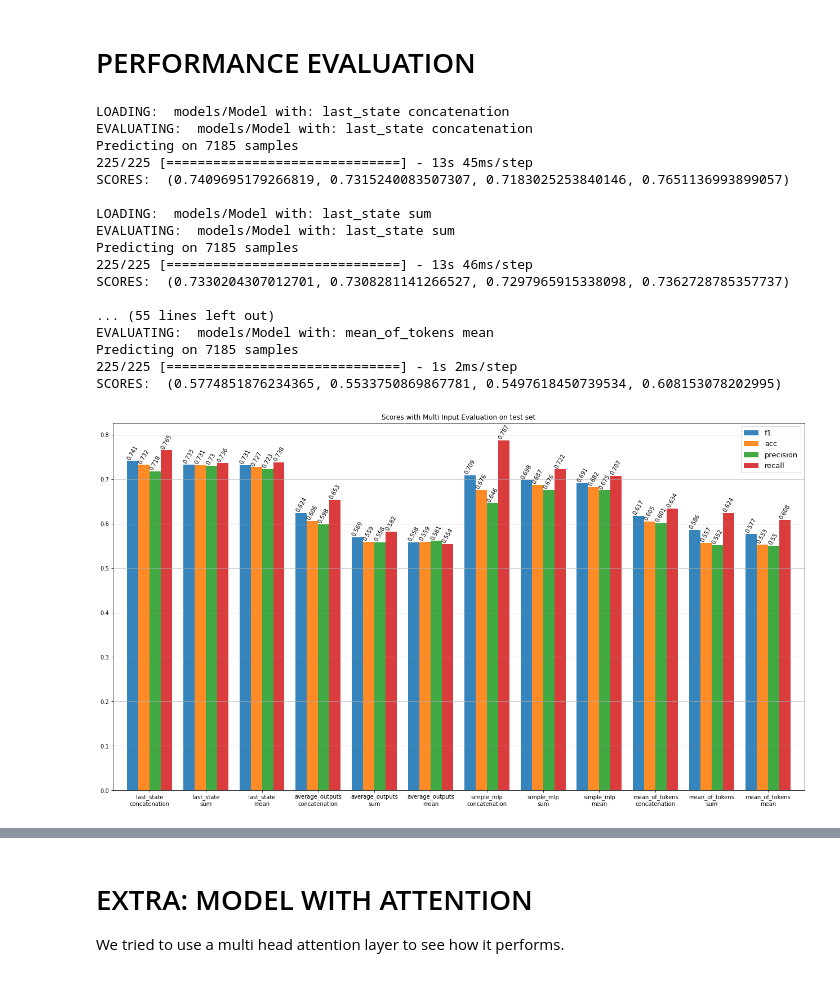
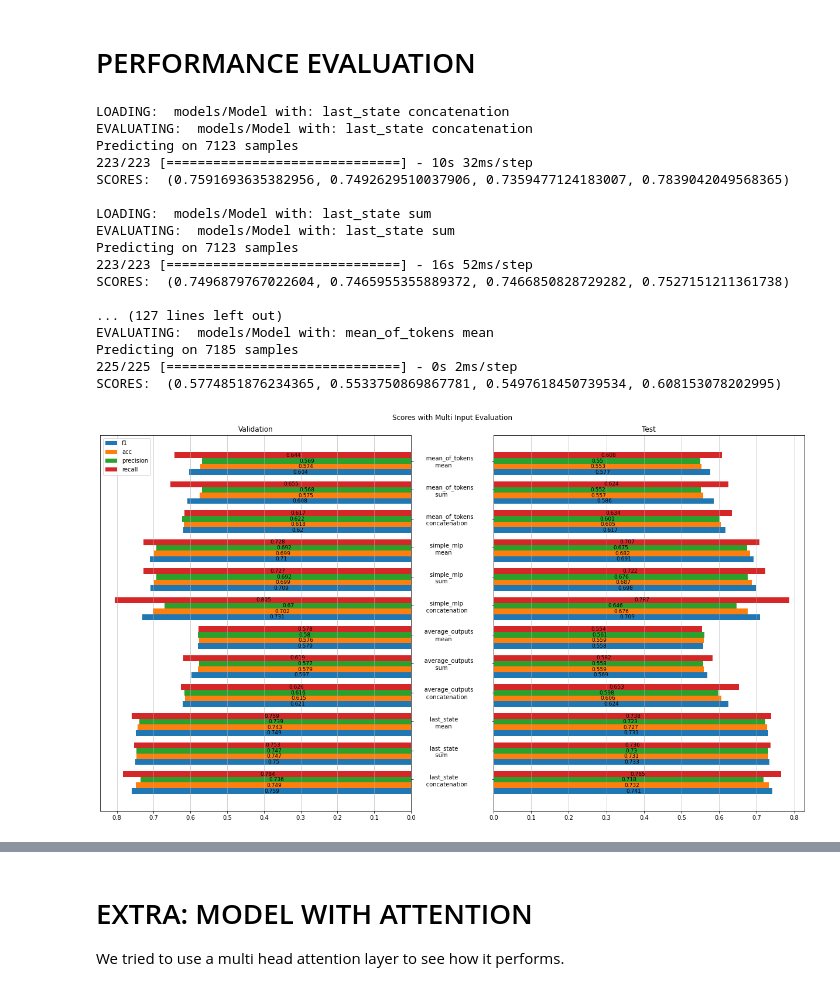
Before and after one commit to NoLogicPlease/fact-checking, a Jupyter notebook: Assignment2FactChecking.ipynb, the cells around one changed output, grey strips where cells are left out. Drawn from its saved outputs; the diff is of its cells as text; code cells hidden in the pictures.

```diff
--- a/Assignment2FactChecking.ipynb
+++ b/Assignment2FactChecking.ipynb
@@ -903,7 +974,7 @@ model_names_cosine = [str('models/Model with: ' + sentence_emb_type + ' ' + merg
 
 
 # UNCOMMENT TO LOAD IF ALREADY TRAINED
-# models = [keras.models.load_model(m) for m in model_names]
+models = [keras.models.load_model(m) for m in model_names]
 
 ######################################################################
 
@@ -911,7 +982,14 @@ model_names_cosine = [str('models/Model with: ' + sentence_emb_type + ' ' + merg
 max_seq_global_claim = max([len(el[0].split()) for el in train.to_numpy()[:, 1:]])
 max_seq_global_evid = max([len(el[1].split()) for el in train.to_numpy()[:, 1:]])
 
-x, y = next(generator_validation(test,
+x_val, y_val = next(generator_validation(val,
+                                 v4_val_to_key,
+                                 max_len_claim=max_seq_global_claim,
+                                 max_len_evid=max_seq_global_evid,
+                                 adaptive_seq_batch=False,
+                                 prediction=True))
+
+x_test, y_test = next(generator_validation(test,
                                  v4_val_to_key,
                                  max_len_claim=max_seq_global_claim,
                                  max_len_evid=max_seq_global_evid,
@@ -922,38 +1000,50 @@ x, y = next(generator_validation(test,
     evaluate models multi input
 '''
 
-models = []
-scores = []
-for m_name in model_names:
+# models = []
+scores_val = []
+for i, m_name in enumerate(model_names):
     print("LOADING: ", m_name)
-    models.append(keras.models.load_model(m_name))
+    # models.append(keras.models.load_model(m_name))
 
     print("EVALUATING: ", m_name)
-    scores.append(multi_input_evaluation(models[-1], x, y))
-    print("SCORES: ", scores[-1])
+    scores_val.append(multi_input_evaluation(models[i], x_val, y_val))
+    print("SCORES: ", scores_val[-1])
     print()
+
+
+# models = []
+scores_test = []
+for i, m_name in enumerate(model_names):
+    print("LOADING: ", m_name)
+    # models.append(keras.models.load_model(m_name))
+
+    print("EVALUATING: ", m_name)
+    scores_test.append(multi_input_evaluation(models[i], x_test, y_test))
+    print("SCORES: ", scores_test[-1])
+    print()
 # %% [output]
 LOADING:  models/Model with: last_state concatenation
 EVALUATING:  models/Model with: last_state concatenation
-Predicting on 7185 samples
-225/225 [==============================] - 13s 45ms/step
-SCORES:  (0.7409695179266819, 0.7315240083507307, 0.7183025253840146, 0.7651136993899057)
+Predicting on 7123 samples
+223/223 [==============================] - 10s 32ms/step
+SCORES:  (0.7591693635382956, 0.7492629510037906, 0.7359477124183007, 0.7839042049568365)
 
 LOADING:  models/Model with: last_state sum
 EVALUATING:  models/Model with: last_state sum
-Predicting on 7185 samples
-225/225 [==============================] - 13s 46ms/step
-SCORES:  (0.7330204307012701, 0.7308281141266527, 0.7297965915338098, 0.7362728785357737)
+Predicting on 7123 samples
+223/223 [==============================] - 16s 52ms/step
+SCORES:  (0.7496879767022604, 0.7465955355889372, 0.7466850828729282, 0.7527151211361738)
 
-... (55 lines left out)
+... (127 lines left out)
 EVALUATING:  models/Model with: mean_of_tokens mean
 Predicting on 7185 samples
-225/225 [==============================] - 1s 2ms/step
+225/225 [==============================] - 0s 2ms/step
 SCORES:  (0.5774851876234365, 0.5533750869867781, 0.5497618450739534, 0.608153078202995)
 # %%
-plot_histogram(scores, cosine= False, majority = False)
+plot_histogram(scores_val, scores_test, cosine=False, majority=False)
 # %% [output]
-[figure, old version]
+[figure, new version]
 # %%
 def majority_voting(model, x, y_true):
     #start prediction
```
Also changed, not shown: parts of 11 cells of this notebook, 1 other file.
